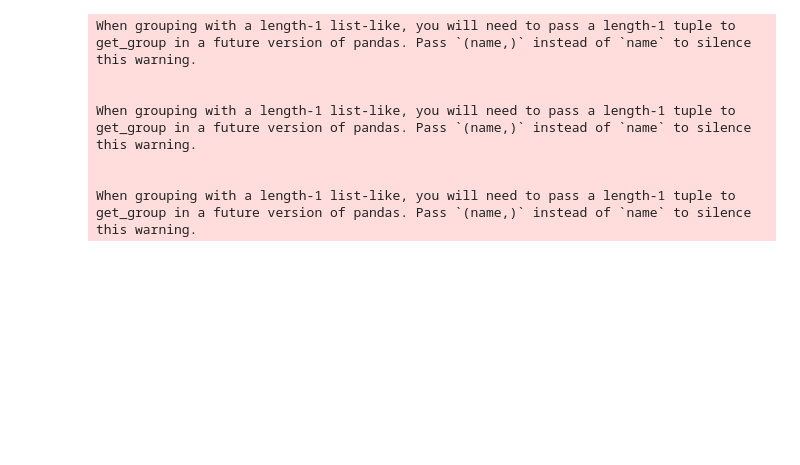
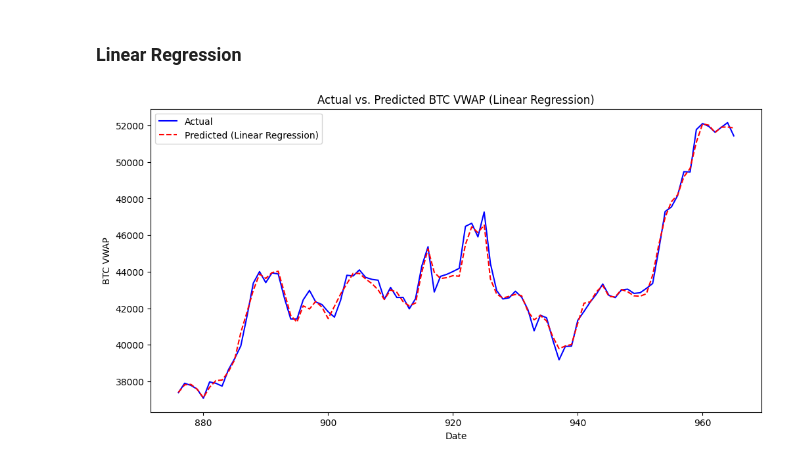
Before and after one commit to muratmertguler/MLOps, a Jupyter notebook: src/Models/ml_models.ipynb, the cells around one changed output. Drawn from its saved outputs; the diff is of its cells as text; code cells hidden in the pictures; blank space fills up the shorter version.

```diff
--- a/src/Models/ml_models.ipynb
+++ b/src/Models/ml_models.ipynb
@@ -253,36 +40,25 @@ When grouping with a length-1 list-like, you will need to pass a length-1 tuple
-# %%
-import plotly.express as px
-
-# RMSE, MAE ve MAPE skorlarını DataFrame'e ekleme
-scores_df = pd.DataFrame({
-    'Model': [item[0] for item in rmse_scores],
-    'RMSE': [item[1] for item in rmse_scores],
-    'MAE': [item[1] for item in mae_scores],
-    'MAPE': [item[1] for item in mape_scores]
-})
-
-# Skorları küçükten büyüğe sıralama
-scores_df = scores_df.sort_values(by=['RMSE', 'MAE', 'MAPE'])
-
-# Skorları çubuk grafik olarak görselleştirme
-fig_rmse = px.bar(scores_df, x='Model', y='RMSE', title='Root Mean Squared Error (RMSE) Scores',
-                  labels={'RMSE': 'Score'}, color='Model')
-
-fig_mae = px.bar(scores_df, x='Model', y='MAE', title='Mean Absolute Error (MAE) Scores',
-                 labels={'MAE': 'Score'}, color='Model')
-
-fig_mape = px.bar(scores_df, x='Model', y='MAPE', title='Mean Absolute Percentage Error (MAPE) Scores',
-                  labels={'MAPE': 'Score'}, color='Model')
-
-# Grafik gösterme
-fig_rmse.show()
-fig_mae.show()
-fig_mape.show()
-# %% [output]
-When grouping with a length-1 list-like, you will need to pass a length-1 tuple to get_group in a future version of pandas. Pass `(name,)` instead of `name` to silence this warning.
-
-
-When grouping with a length-1 list-like, you will need to pass a length-1 tuple to get_group in a future version of pandas. Pass `(name,)` instead of `name` to silence this warning.
-
-
-When grouping with a length-1 list-like, you will need to pass a length-1 tuple to get_group in a future version of pandas. Pass `(name,)` instead of `name` to silence this warning.
+# %% [markdown]
+### Linear Regression
+# %%
+linear_reg_model = LinearRegression()
+linear_reg_model.fit(X_train, y_train)
+y_pred_linear_reg = linear_reg_model.predict(valid_X)
+
+rmse = np.sqrt(mean_squared_error(valid_y, y_pred_linear_reg))
+mape = mean_absolute_percentage_error(valid_y, y_pred_linear_reg)
+
+model_name = "Linear Regression"
+mape_scores.append((model_name, mape))
+rmse_scores.append((model_name, rmse))
+
+
+plt.figure(figsize=(12, 6))
+plt.plot(data.index[-len(valid_y):], valid_y, label='Actual', color='blue')
+plt.plot(data.index[-len(valid_y):], y_pred_linear_reg, label='Predicted (Linear Regression)', linestyle='dashed', color='red')
+plt.title('Actual vs. Predicted BTC VWAP (Linear Regression)')
+plt.xlabel('Date')
+plt.ylabel('BTC VWAP')
+plt.legend()
+plt.show()
+# %% [output]
+[figure, added]
```
Also changed, not shown: parts of 20 cells of this notebook, 6 other files.
